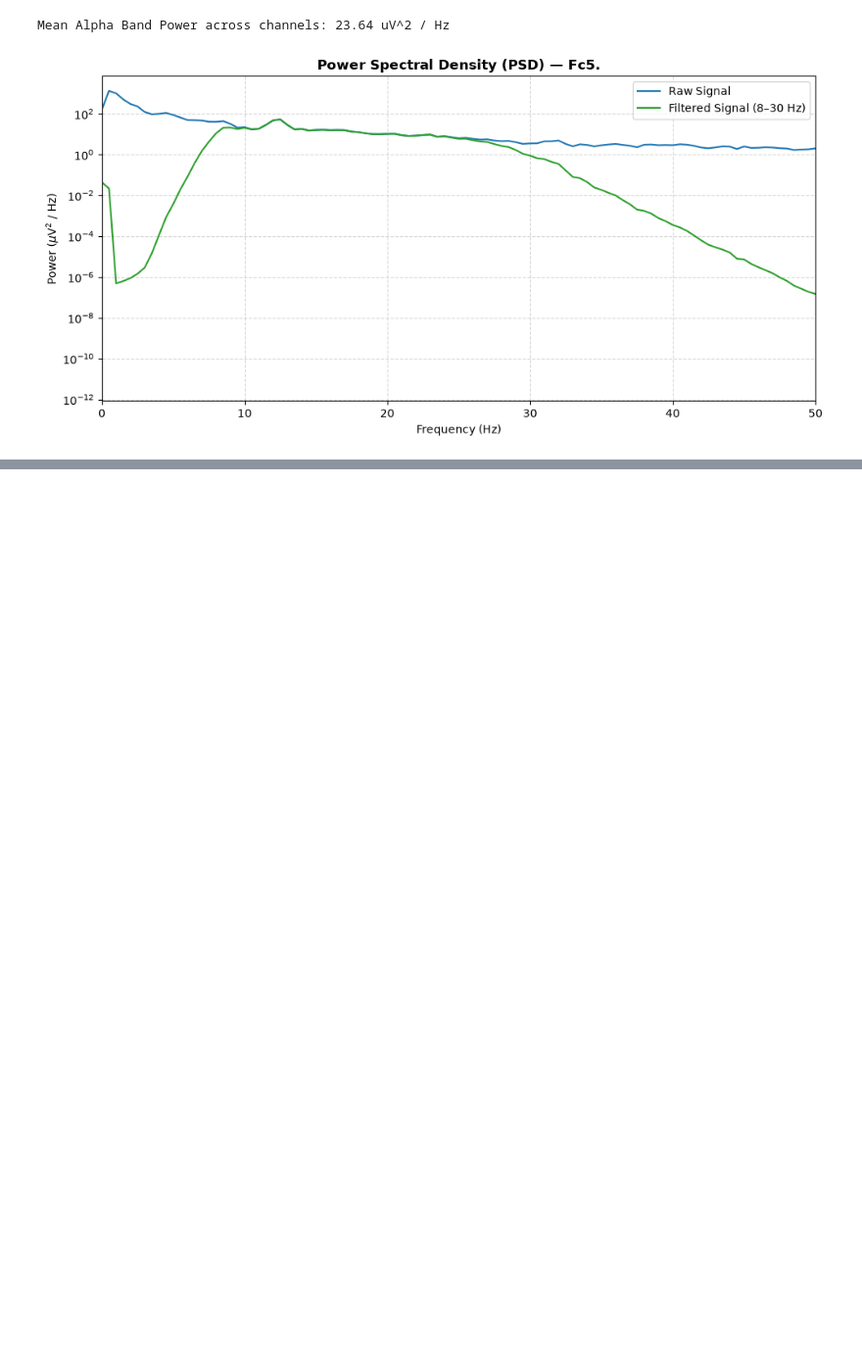
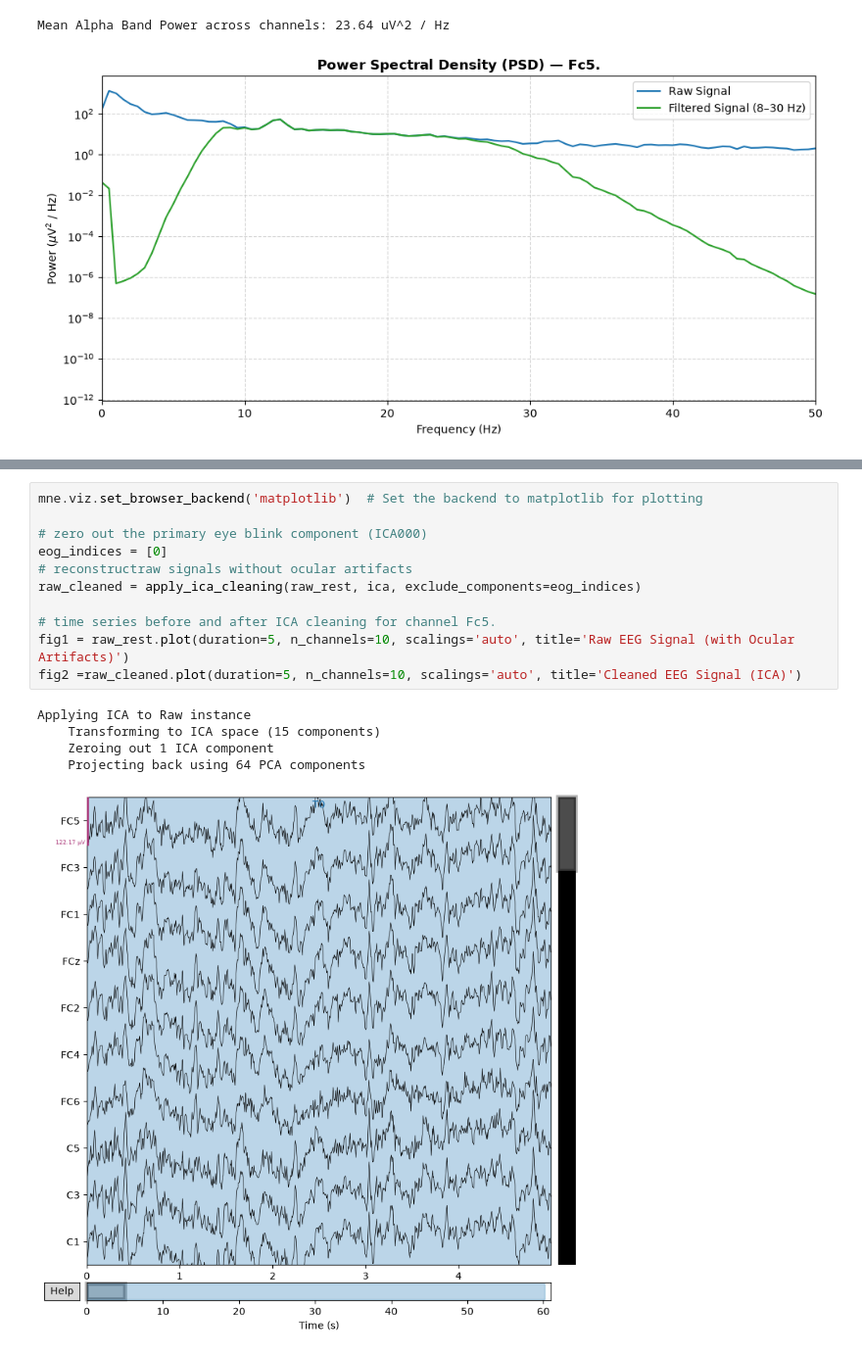
Before and after one commit to schaumenstattstressen/eeg-lfp-signal-pipeline, a Jupyter notebook: pipeline_demo.ipynb, the cells around one changed output, grey strips where cells are left out. Shown at 98% size. Cells and saved outputs as stored; diff of their text form; blank space fills up the shorter version.

Commit message:
feat: complete ICA artifact removal and add matplotlib fallback

```diff
--- a/pipeline_demo.ipynb
+++ b/pipeline_demo.ipynb
@@ -118,0 +183,17 @@ Mean Alpha Band Power across channels: 23.64 uV^2 / Hz
+# %%
+mne.viz.set_browser_backend('matplotlib')  # Set the backend to matplotlib for plotting
+
+# zero out the primary eye blink component (ICA000)
+eog_indices = [0]
+# reconstructraw signals without ocular artifacts
+raw_cleaned = apply_ica_cleaning(raw_rest, ica, exclude_components=eog_indices)
+
+# time series before and after ICA cleaning for channel Fc5.
+fig1 = raw_rest.plot(duration=5, n_channels=10, scalings='auto', title='Raw EEG Signal (with Ocular Artifacts)')
+fig2 =raw_cleaned.plot(duration=5, n_channels=10, scalings='auto', title='Cleaned EEG Signal (ICA)')
+# %% [output]
+Applying ICA to Raw instance
+    Transforming to ICA space (15 components)
+    Zeroing out 1 ICA component
+    Projecting back using 64 PCA components
+[figure, added]
```
Also changed, not shown: parts of 3 cells of this notebook, 1 other file.
